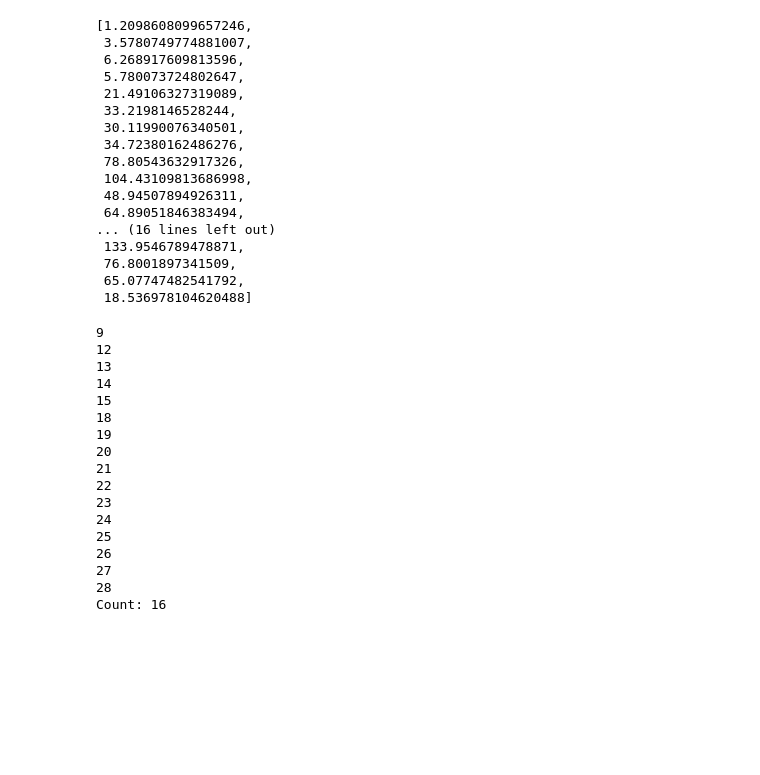
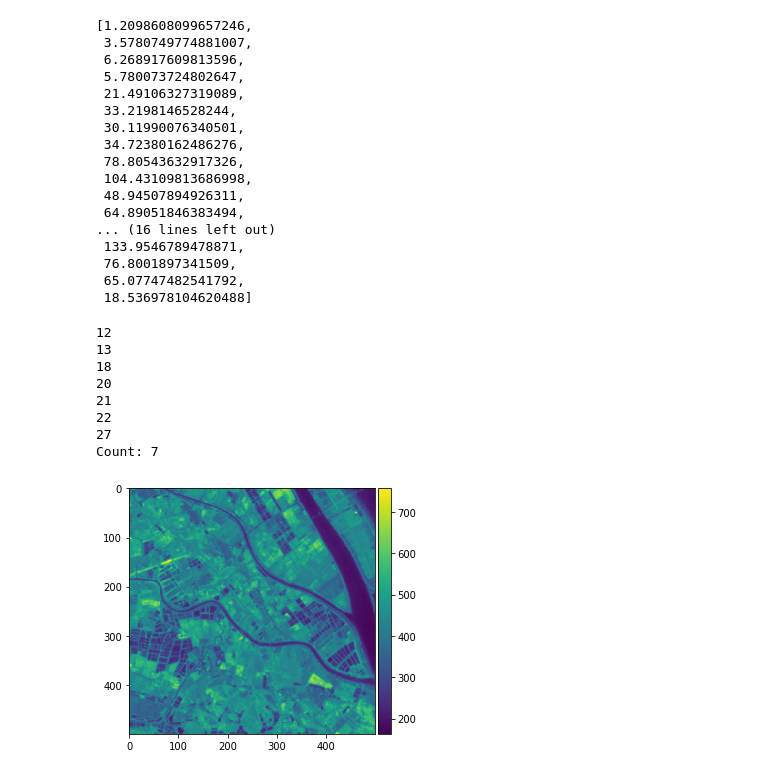
Before and after one commit to XingyouLee/007, a Jupyter notebook: test5.ipynb, the cells around one changed output. Saved outputs shown, nothing was run; the diff lists cells and outputs as text; code cells hidden in the pictures; blank space fills up the shorter version.

```diff
--- a/test5.ipynb
+++ b/test5.ipynb
@@ -176,25 +176,21 @@ P
 # %%
 count = 0
 for i in range(32):
-    if P[i]>100:
+    if P[i]>150:
         print(i)
         count += 1
 print("Count:",count)
 # %% [output]
-9
 12
 13
-14
-15
 18
-19
 20
 21
 22
-23
-24
-25
-26
 27
-28
-Count: 16
+Count: 7
+# %%
+skimage.io.imshow(img_img[:,:,22])
+plt.show()
+# %% [output]
+[figure, added]
```
